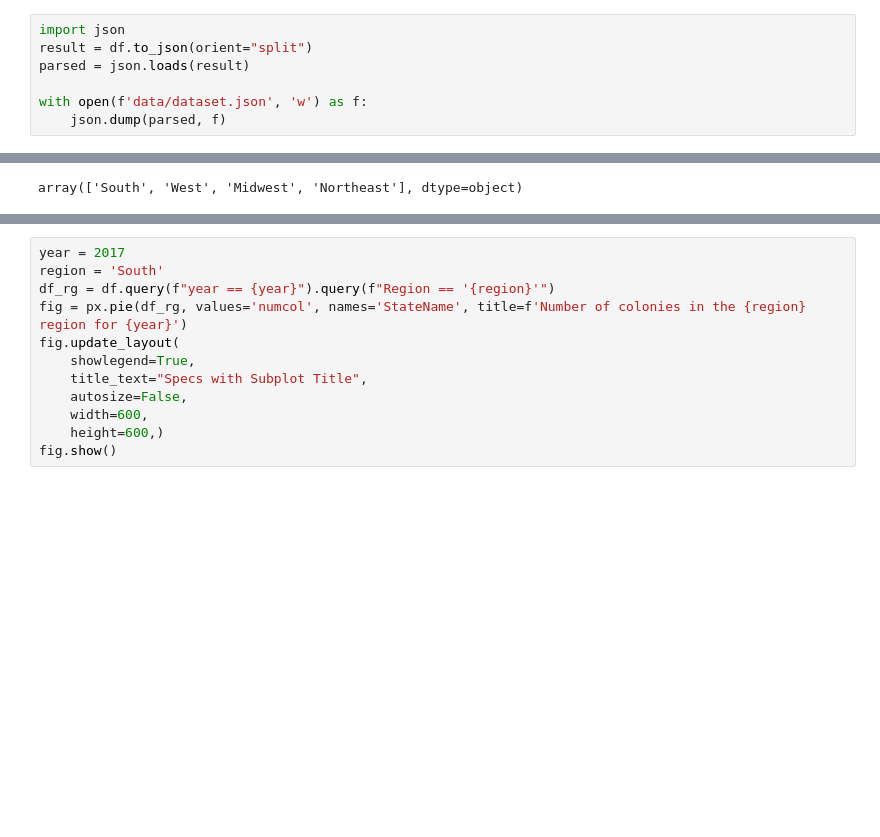
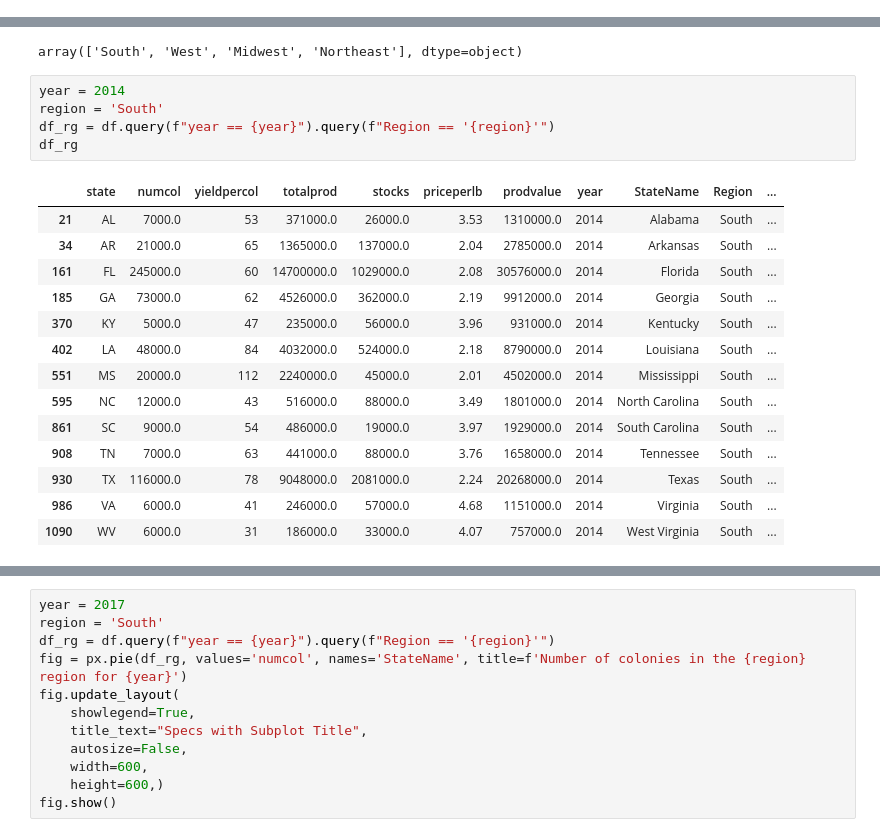
Before and after one commit to caesarorz/bees-neonics, a Jupyter notebook: final.ipynb, the cells around one changed output, grey strips where cells are left out. Drawn from its saved outputs; the diff is of its cells as text; blank space fills up the shorter version.

Commit message:
Modify json

```diff
--- a/final.ipynb
+++ b/final.ipynb
@@ -178,13 +178,6 @@ fig.update_layout(
 fig.show()
 # %% [markdown]
 The state with largest amount of colonies is California, North Dakota, South Dakota, Florida, Minessota and Montana. Curiosly, North Dakota is first in production, then California, South Dakota, Florida, Montana and Minnesota. However, the states with more usage of neocotinoids are California, Illinous, Iowa, Minnessota and Nebraska.
-# %%
-import json
-result = df.to_json(orient="split")
-parsed = json.loads(result)
-
-with open(f'data/dataset.json', 'w') as f:
-    json.dump(parsed, f)
 # %%
 # filtering per year
 
@@ -232,3 +225,23 @@ values3 = df_year.Allneonic
 df['Region'].unique()
 # %% [output]
 array(['South', 'West', 'Midwest', 'Northeast'], dtype=object)
+# %%
+year = 2014
+region = 'South'
+df_rg = df.query(f"year == {year}").query(f"Region == '{region}'")
+df_rg
+# %% [output]
+|  | state | numcol | yieldpercol | totalprod | stocks | priceperlb | prodvalue | year | StateName | Region | ... |
+| 21 | AL | 7000.0 | 53 | 371000.0 | 26000.0 | 3.53 | 1310000.0 | 2014 | Alabama | South | ... |
+| 34 | AR | 21000.0 | 65 | 1365000.0 | 137000.0 | 2.04 | 2785000.0 | 2014 | Arkansas | South | ... |
+| 161 | FL | 245000.0 | 60 | 14700000.0 | 1029000.0 | 2.08 | 30576000.0 | 2014 | Florida | South | ... |
+| 185 | GA | 73000.0 | 62 | 4526000.0 | 362000.0 | 2.19 | 9912000.0 | 2014 | Georgia | South | ... |
+| 370 | KY | 5000.0 | 47 | 235000.0 | 56000.0 | 3.96 | 931000.0 | 2014 | Kentucky | South | ... |
+| 402 | LA | 48000.0 | 84 | 4032000.0 | 524000.0 | 2.18 | 8790000.0 | 2014 | Louisiana | South | ... |
+| 551 | MS | 20000.0 | 112 | 2240000.0 | 45000.0 | 2.01 | 4502000.0 | 2014 | Mississippi | South | ... |
+| 595 | NC | 12000.0 | 43 | 516000.0 | 88000.0 | 3.49 | 1801000.0 | 2014 | North Carolina | South | ... |
+| 861 | SC | 9000.0 | 54 | 486000.0 | 19000.0 | 3.97 | 1929000.0 | 2014 | South Carolina | South | ... |
+| 908 | TN | 7000.0 | 63 | 441000.0 | 88000.0 | 3.76 | 1658000.0 | 2014 | Tennessee | South | ... |
+| 930 | TX | 116000.0 | 78 | 9048000.0 | 2081000.0 | 2.24 | 20268000.0 | 2014 | Texas | South | ... |
+| 986 | VA | 6000.0 | 41 | 246000.0 | 57000.0 | 4.68 | 1151000.0 | 2014 | Virginia | South | ... |
+| 1090 | WV | 6000.0 | 31 | 186000.0 | 33000.0 | 4.07 | 757000.0 | 2014 | West Virginia | South | ... |
```
Also changed, not shown: parts of 2 cells of this notebook, 2 other files.
